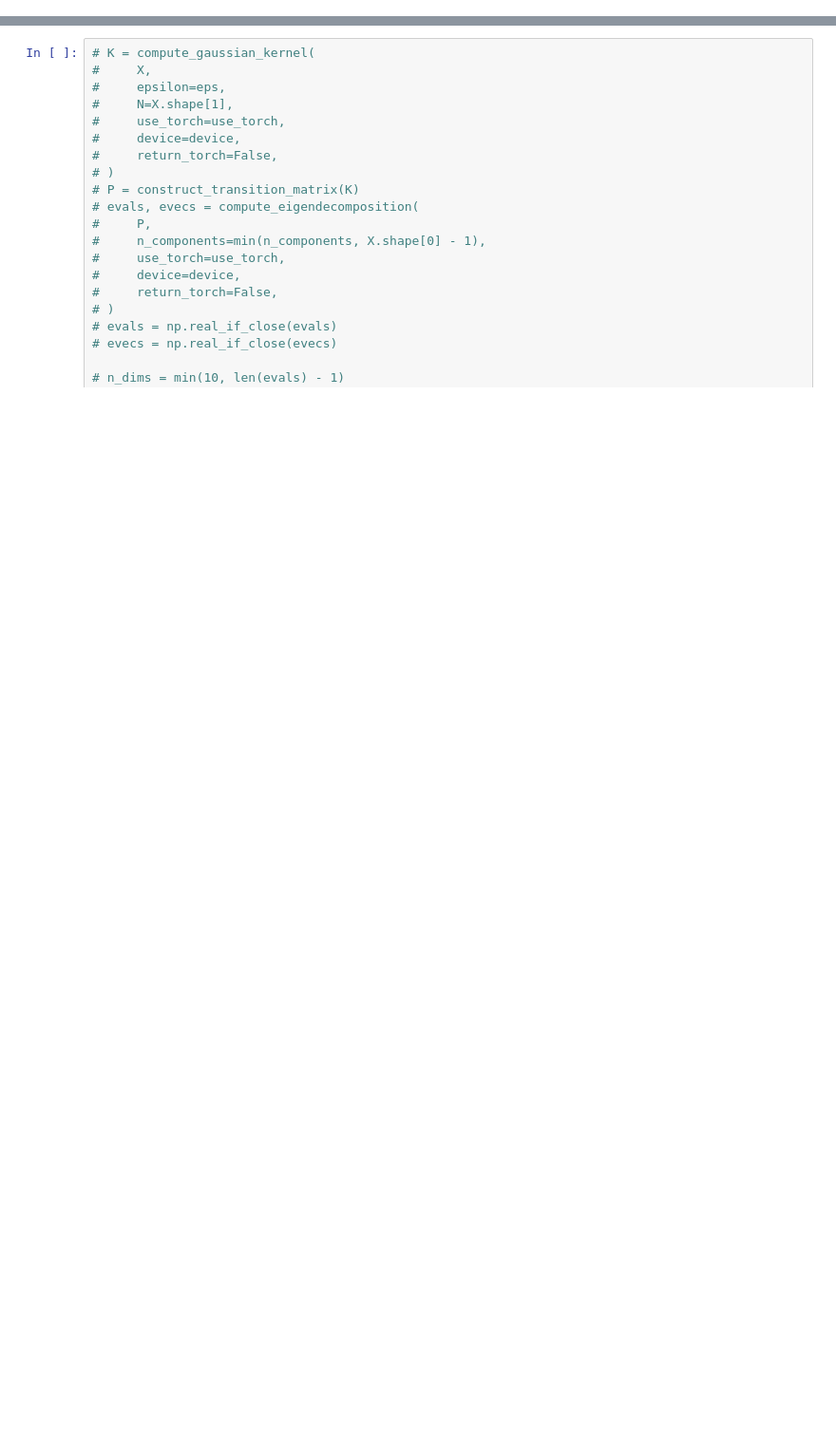
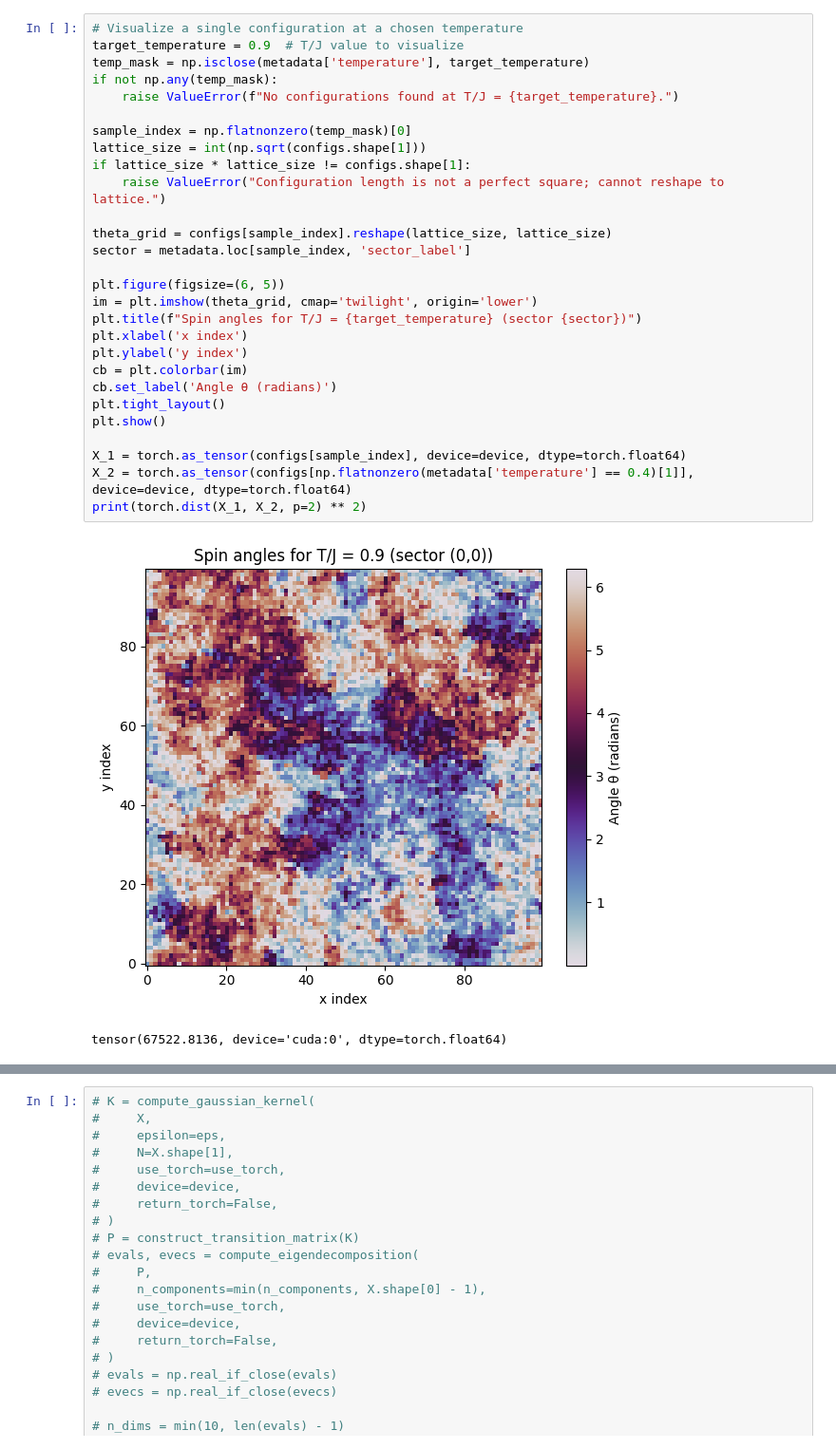
Before and after one commit to neel-j-dev/Classifying-BLK-Transitions, a Jupyter notebook: Diffusion/working.ipynb, the cells around one changed output, grey strips where cells are left out. Shown at 95% size. Cells and saved outputs as stored; diff of their text form; blank space fills up the shorter version.

```diff
--- a/Diffusion/working.ipynb
+++ b/Diffusion/working.ipynb
@@ -492,0 +516,31 @@ print("  The automatic heuristic recovers well-separated clusters in diffusion s
+# %%
+# Visualize a single configuration at a chosen temperature
+target_temperature = 0.9  # T/J value to visualize
+temp_mask = np.isclose(metadata['temperature'], target_temperature)
+if not np.any(temp_mask):
+    raise ValueError(f"No configurations found at T/J = {target_temperature}.")
+
+sample_index = np.flatnonzero(temp_mask)[0]
+lattice_size = int(np.sqrt(configs.shape[1]))
+if lattice_size * lattice_size != configs.shape[1]:
+    raise ValueError("Configuration length is not a perfect square; cannot reshape to lattice.")
+
+theta_grid = configs[sample_index].reshape(lattice_size, lattice_size)
+sector = metadata.loc[sample_index, 'sector_label']
+
+plt.figure(figsize=(6, 5))
+im = plt.imshow(theta_grid, cmap='twilight', origin='lower')
+plt.title(f"Spin angles for T/J = {target_temperature} (sector {sector})")
+plt.xlabel('x index')
+plt.ylabel('y index')
+cb = plt.colorbar(im)
+cb.set_label('Angle θ (radians)')
+plt.tight_layout()
+plt.show()
+
+X_1 = torch.as_tensor(configs[sample_index], device=device, dtype=torch.float64)
+X_2 = torch.as_tensor(configs[np.flatnonzero(metadata['temperature'] == 0.4)[1]], device=device, dtype=torch.float64)
+print(torch.dist(X_1, X_2, p=2) ** 2)
+# %% [output]
+[figure, added]
+tensor(67522.8136, device='cuda:0', dtype=torch.float64)
```
Also changed, not shown: parts of 6 cells of this notebook, 3 other files.
